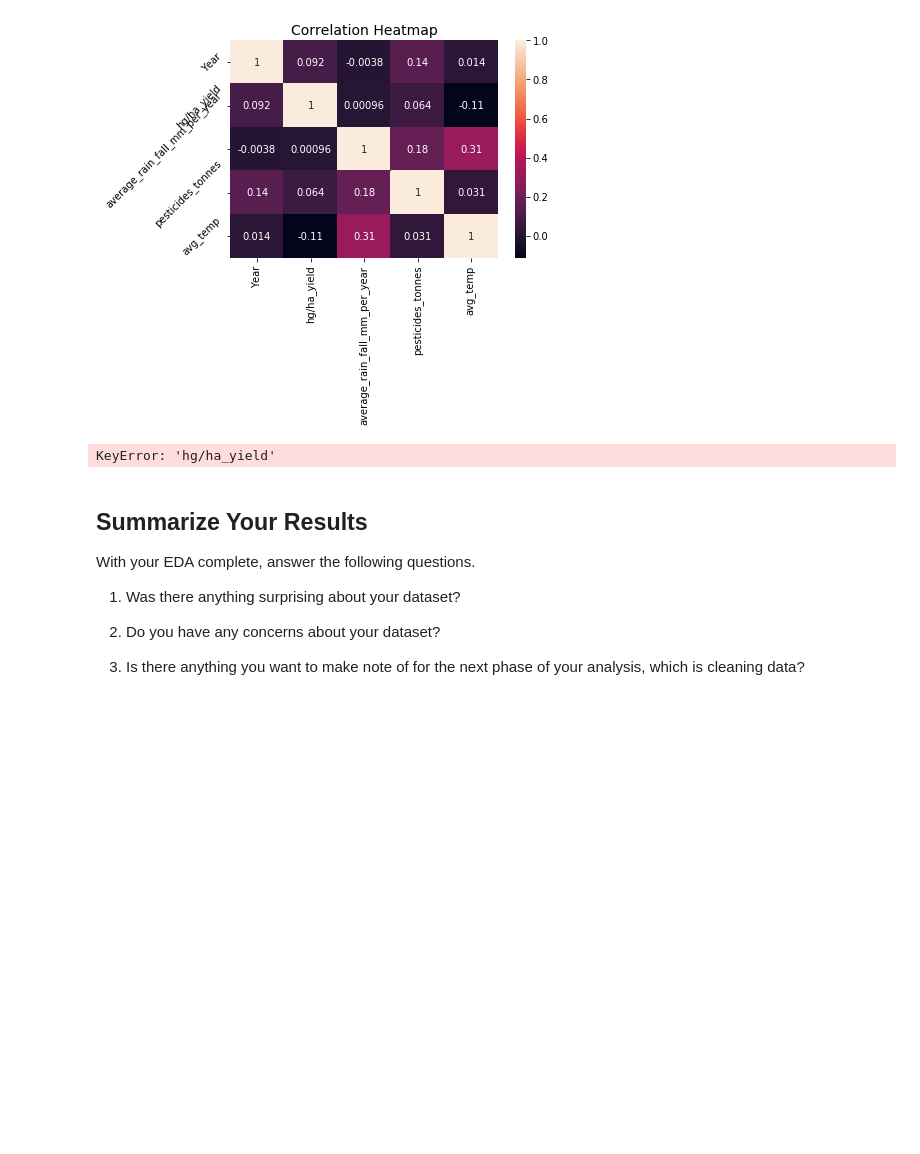
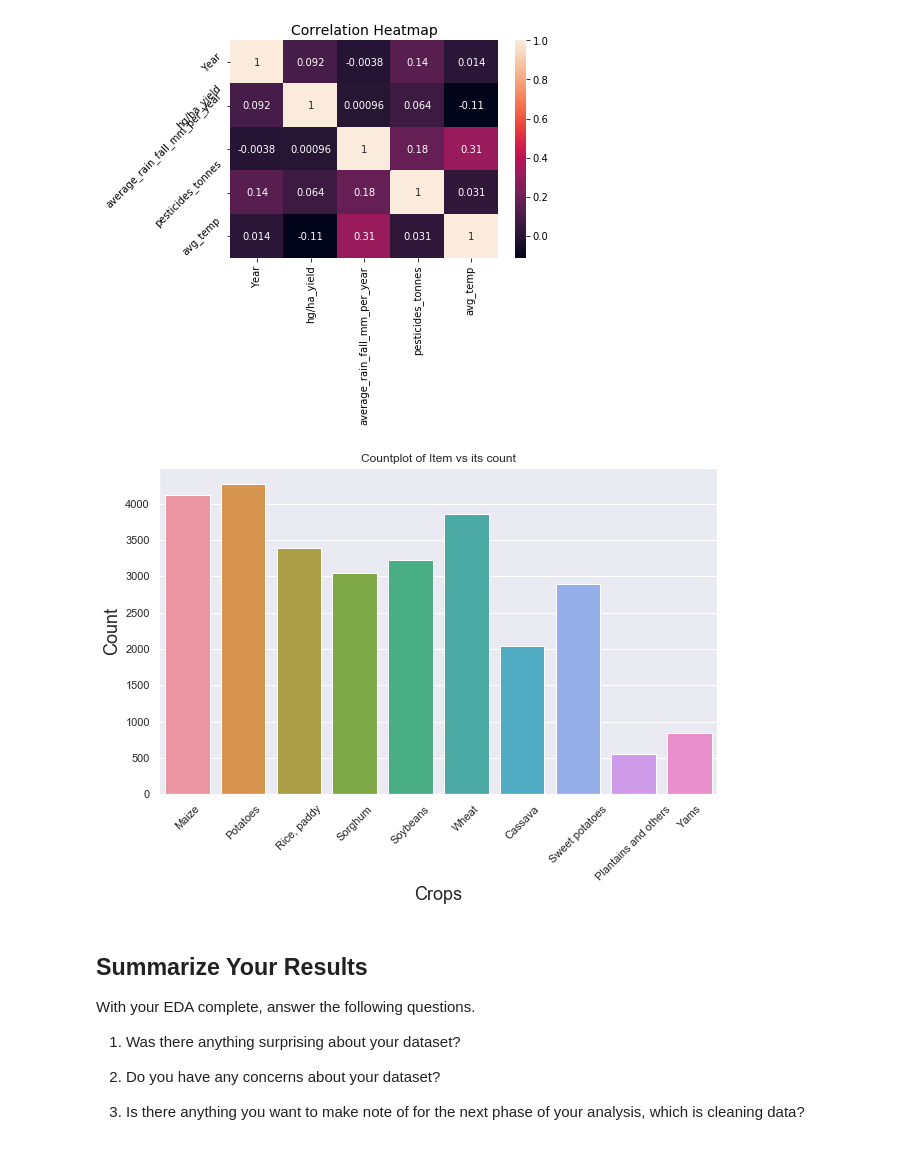
Before and after one commit to Prtb0/EDA_cropyield_prediction, a Jupyter notebook: EDA_cropyield_prediction.ipynb, the cells around one changed output. Drawn from its saved outputs; the diff is of its cells as text; code cells hidden in the pictures; blank space fills up the shorter version.

```diff
--- a/EDA_cropyield_prediction.ipynb
+++ b/EDA_cropyield_prediction.ipynb
@@ -432,17 +462,16 @@ ax.set_title('Correlation Heatmap',fontsize = 14)#adding title for the plot
 # %% [output]
 Text(0.5, 1, 'Correlation Heatmap')
 [figure]
-# %%
-# Representation of crop as per yield
-df1=df5.groupby(['Item'])['hg/ha_yield'].aggregate('sum').reset_index(name='yield') #creation of dataframe based on cropwise yield
-df_1=df1.sort_values(by=['hg/ha_yield'], ascending=False) #Sorting of values as per order of yield
-print(df_1) #printing
-
-p=ggplot(df_1, aes(x='Item',y='hg/ha_yield',fill='Item'))+ geom_bar(stat="identity")+theme_minimal()+coord_flip()+ scale_x_discrete(limits=df_1['Crop'].tolist()[::-1]) #plotting yield and crop using ggplot
-p=p+guides(fill = False, color = False, linetype = False, shape = False)#removing redundant legends
-p+labs(title = "Crop-wise yield barplot",x = "Items", y = "Yield(hg/ha)") #adding up title and labels to thr x and y axis
-# %% [output]
-KeyError: 'hg/ha_yield'
+# %%
+plt.figure(figsize=(10,6))
+sns.countplot(x='Item',data=df5)
+plt.title('Countplot of Item vs its count')
+plt.xlabel('Crops',fontsize=18)
+plt.ylabel('Count',fontsize=18)
+plt.xticks(rotation=45)
+plt.show()
+# %% [output]
+[figure, added]
 # %% [markdown]
 ## Summarize Your Results
 
```
Also changed, not shown: parts of 7 cells of this notebook.
